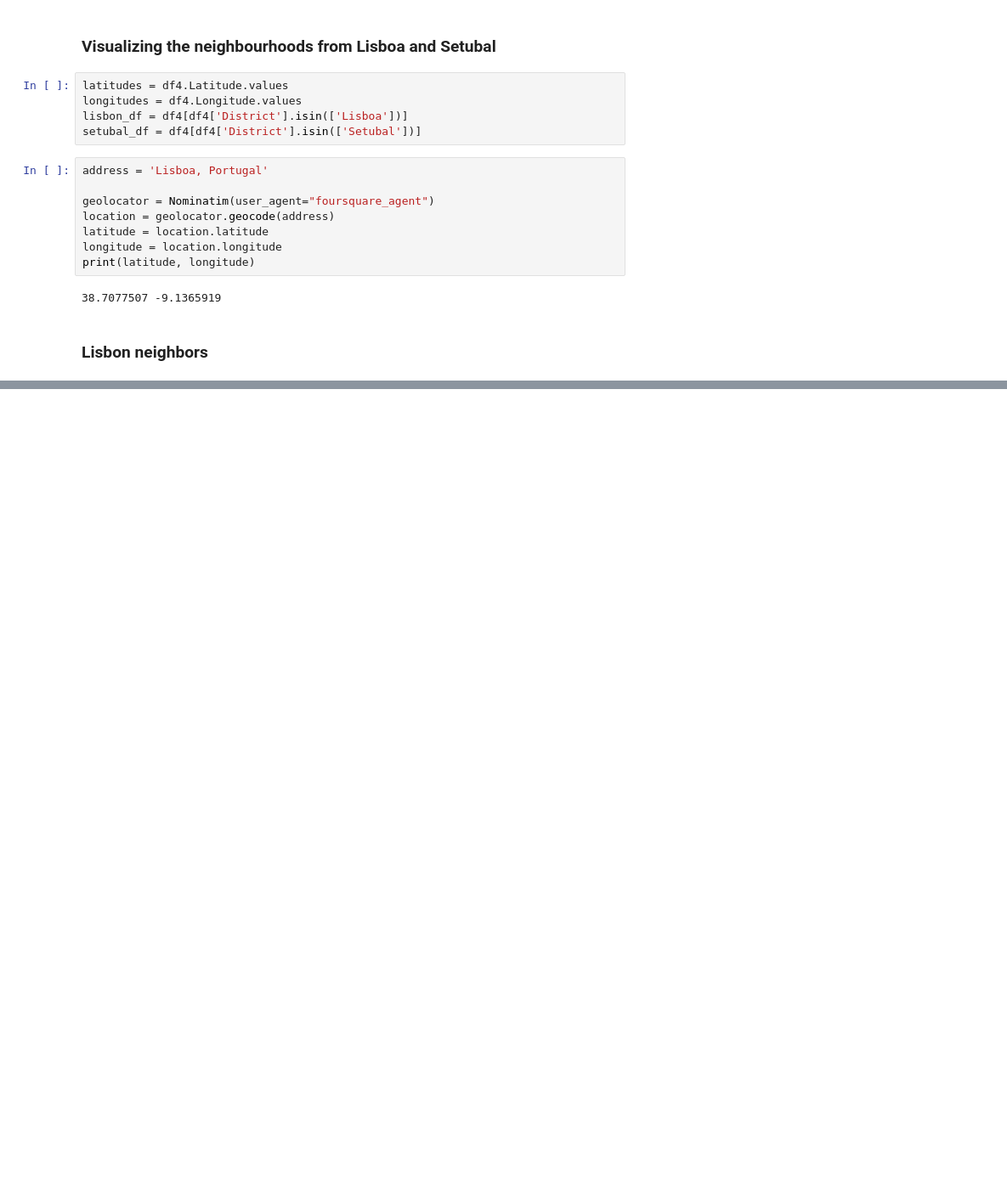
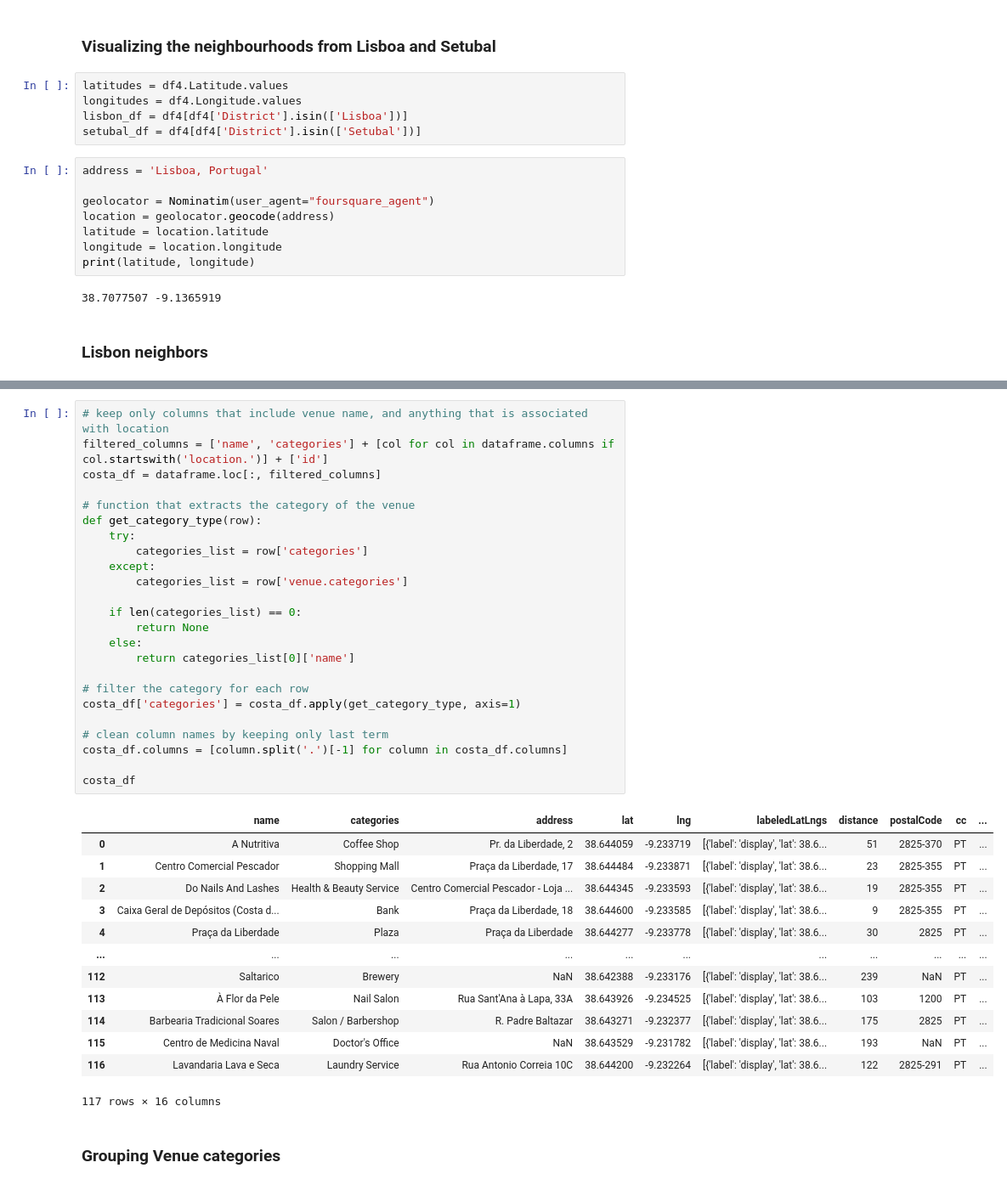
Before and after one commit to dsilva97/MachineLearning, a Jupyter notebook: PortugalBorough.ipynb, the cells around one changed output, grey strips where cells are left out. Shown at 85% size. Cells and saved outputs as stored; diff of their text form; blank space fills up the shorter version.

```diff
--- a/PortugalBorough.ipynb
+++ b/PortugalBorough.ipynb
@@ -1000,0 +1049,40 @@ stb_map
+# %%
+# keep only columns that include venue name, and anything that is associated with location
+filtered_columns = ['name', 'categories'] + [col for col in dataframe.columns if col.startswith('location.')] + ['id']
+costa_df = dataframe.loc[:, filtered_columns]
+
+# function that extracts the category of the venue
+def get_category_type(row):
+    try:
+        categories_list = row['categories']
+    except:
+        categories_list = row['venue.categories']
+
+    if len(categories_list) == 0:
+        return None
+    else:
+        return categories_list[0]['name']
+
+# filter the category for each row
+costa_df['categories'] = costa_df.apply(get_category_type, axis=1)
+
+# clean column names by keeping only last term
+costa_df.columns = [column.split('.')[-1] for column in costa_df.columns]
+
+costa_df
+# %% [output]
+|  | name | categories | address | lat | lng | labeledLatLngs | distance | postalCode | cc | ... |
+| 0 | A Nutritiva | Coffee Shop | Pr. da Liberdade, 2 | 38.644059 | -9.233719 | [{'label': 'display', 'lat': 38.6... | 51 | 2825-370 | PT | ... |
+| 1 | Centro Comercial Pescador | Shopping Mall | Praça da Liberdade, 17 | 38.644484 | -9.233871 | [{'label': 'display', 'lat': 38.6... | 23 | 2825-355 | PT | ... |
+| 2 | Do Nails And Lashes | Health & Beauty Service | Centro Comercial Pescador - Loja ... | 38.644345 | -9.233593 | [{'label': 'display', 'lat': 38.6... | 19 | 2825-355 | PT | ... |
+| 3 | Caixa Geral de Depósitos (Costa d... | Bank | Praça da Liberdade, 18 | 38.644600 | -9.233585 | [{'label': 'display', 'lat': 38.6... | 9 | 2825-355 | PT | ... |
+| 4 | Praça da Liberdade | Plaza | Praça da Liberdade | 38.644277 | -9.233778 | [{'label': 'display', 'lat': 38.6... | 30 | 2825 | PT | ... |
+| ... | ... | ... | ... | ... | ... | ... | ... | ... | ... | ... |
+| 112 | Saltarico | Brewery | NaN | 38.642388 | -9.233176 | [{'label': 'display', 'lat': 38.6... | 239 | NaN | PT | ... |
+| 113 | À Flor da Pele | Nail Salon | Rua Sant'Ana à Lapa, 33A | 38.643926 | -9.234525 | [{'label': 'display', 'lat': 38.6... | 103 | 1200 | PT | ... |
+| 114 | Barbearia Tradicional Soares | Salon / Barbershop | R. Padre Baltazar | 38.643271 | -9.232377 | [{'label': 'display', 'lat': 38.6... | 175 | 2825 | PT | ... |
+| 115 | Centro de Medicina Naval | Doctor's Office | NaN | 38.643529 | -9.231782 | [{'label': 'display', 'lat': 38.6... | 193 | NaN | PT | ... |
+| 116 | Lavandaria Lava e Seca | Laundry Service | Rua Antonio Correia 10C | 38.644200 | -9.232264 | [{'label': 'display', 'lat': 38.6... | 122 | 2825-291 | PT | ... |
+117 rows × 16 columns
+# %% [markdown]
+### Grouping Venue categories
```
Also changed, not shown: parts of 44 cells of this notebook.
